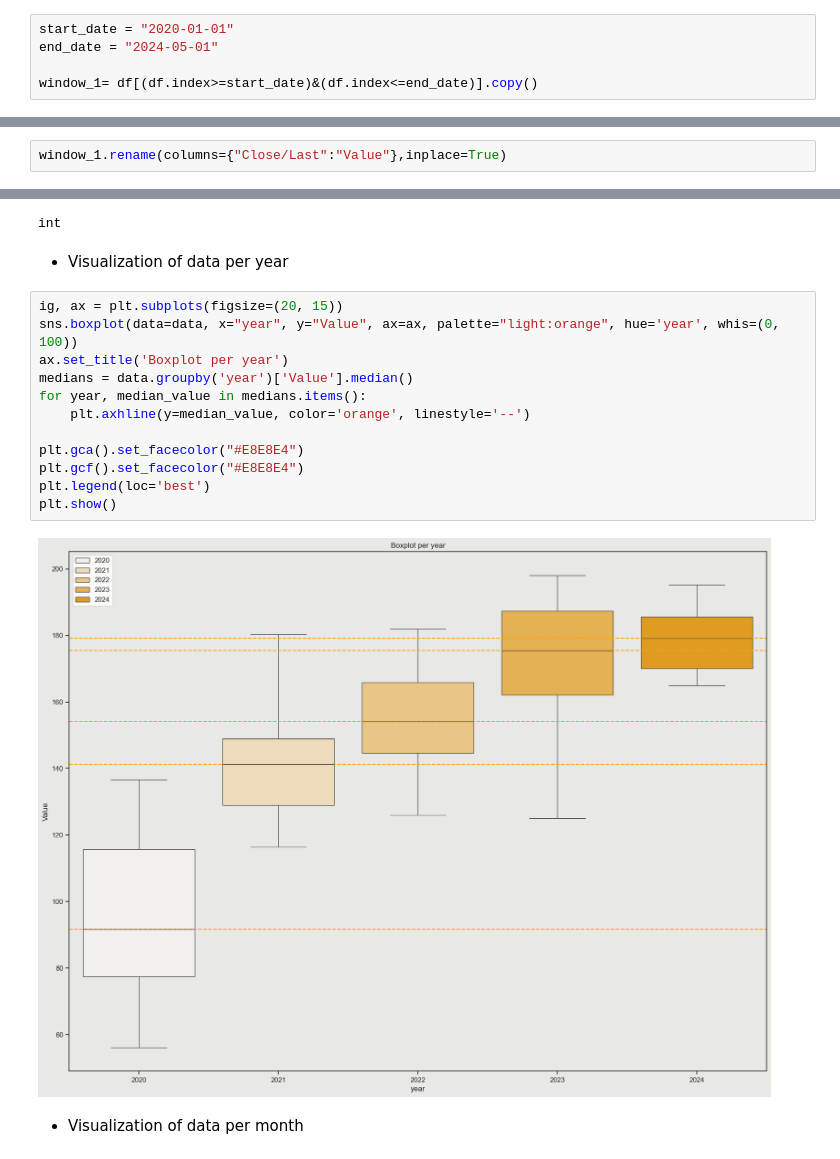
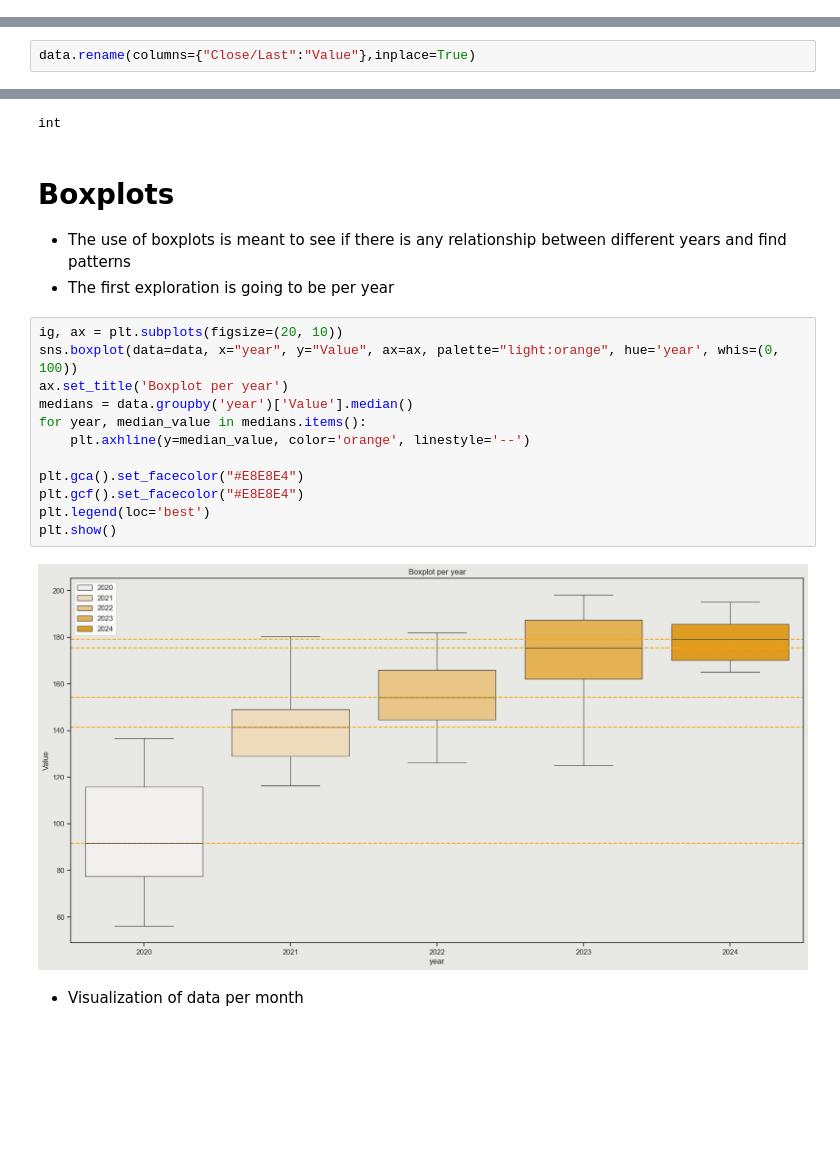
Before and after one commit to carlosgutierrezch/LSTM_Forecast, a Jupyter notebook: notebooks/EDA.ipynb, the cells around one changed output, grey strips where cells are left out. Drawn from its saved outputs; the diff is of its cells as text; blank space fills up the shorter version.

```diff
--- a/notebooks/EDA.ipynb
+++ b/notebooks/EDA.ipynb
@@ -77,8 +93,3 @@ plt.legend(facecolor='#E8E8E4')
 plt.show()
 # %% [output]
 [figure]
-# %%
-start_date = "2020-01-01"
-end_date = "2024-05-01"
-
-window_1= df[(df.index>=start_date)&(df.index<=end_date)].copy()
@@ -85,2 +102,2 @@ window_1= df[(df.index>=start_date)&(df.index<=end_date)].copy()
 # %%
-window_1.rename(columns={"Close/Last":"Value"},inplace=True)
+data.rename(columns={"Close/Last":"Value"},inplace=True)
@@ -207,22 +231,24 @@ mean_value_2023= int(data.loc["2023","Value"].mean())
 type(mean_value_2023)
 # %% [output]
 int
-# %% [markdown]
-- Visualization of data per year
+# %% [markdown]
+# Boxplots
+- The use of boxplots is meant to see if there is any relationship between different years and find patterns
+- The first exploration is going to be per year
 # %%
-ig, ax = plt.subplots(figsize=(20, 15))
+ig, ax = plt.subplots(figsize=(20, 10))
 sns.boxplot(data=data, x="year", y="Value", ax=ax, palette="light:orange", hue='year', whis=(0, 100))
 ax.set_title('Boxplot per year')
 medians = data.groupby('year')['Value'].median()
 for year, median_value in medians.items():
     plt.axhline(y=median_value, color='orange', linestyle='--')
 
 plt.gca().set_facecolor("#E8E8E4")
 plt.gcf().set_facecolor("#E8E8E4")
 plt.legend(loc='best')
 plt.show()
 # %% [output]
-[figure, old version]
+[figure, new version]
 # %% [markdown]
 - Visualization of data per month
 # %%
```
Also changed, not shown: parts of 23 cells of this notebook.
